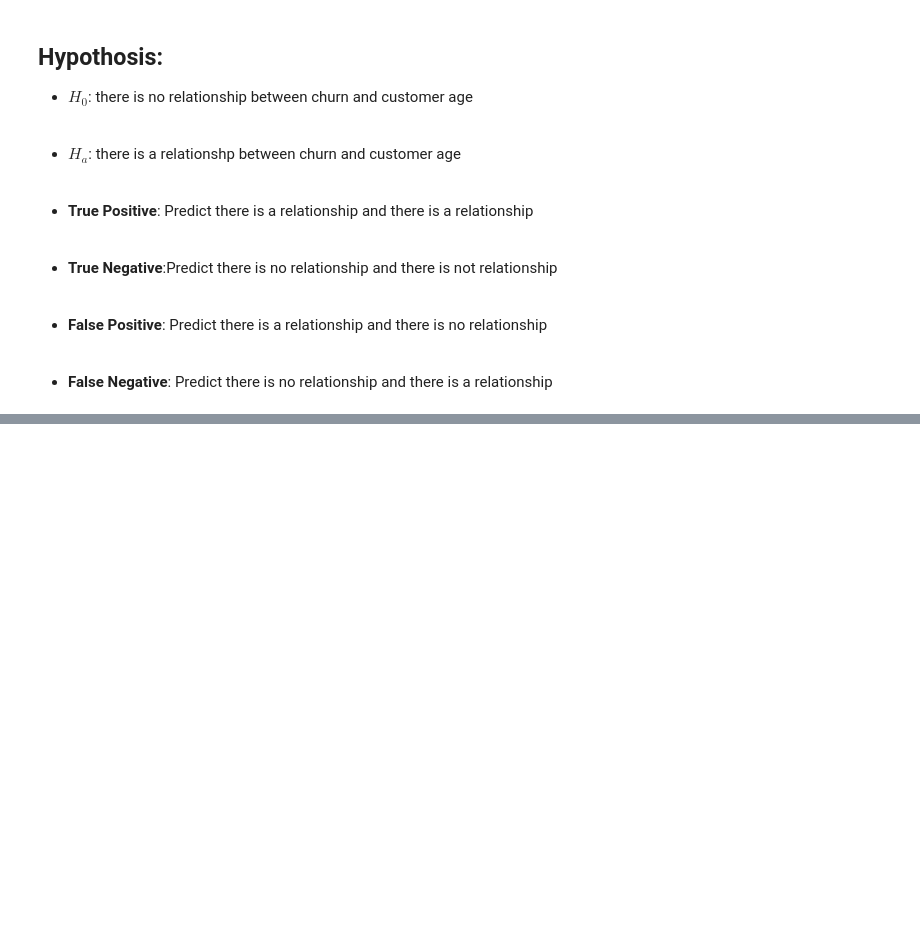
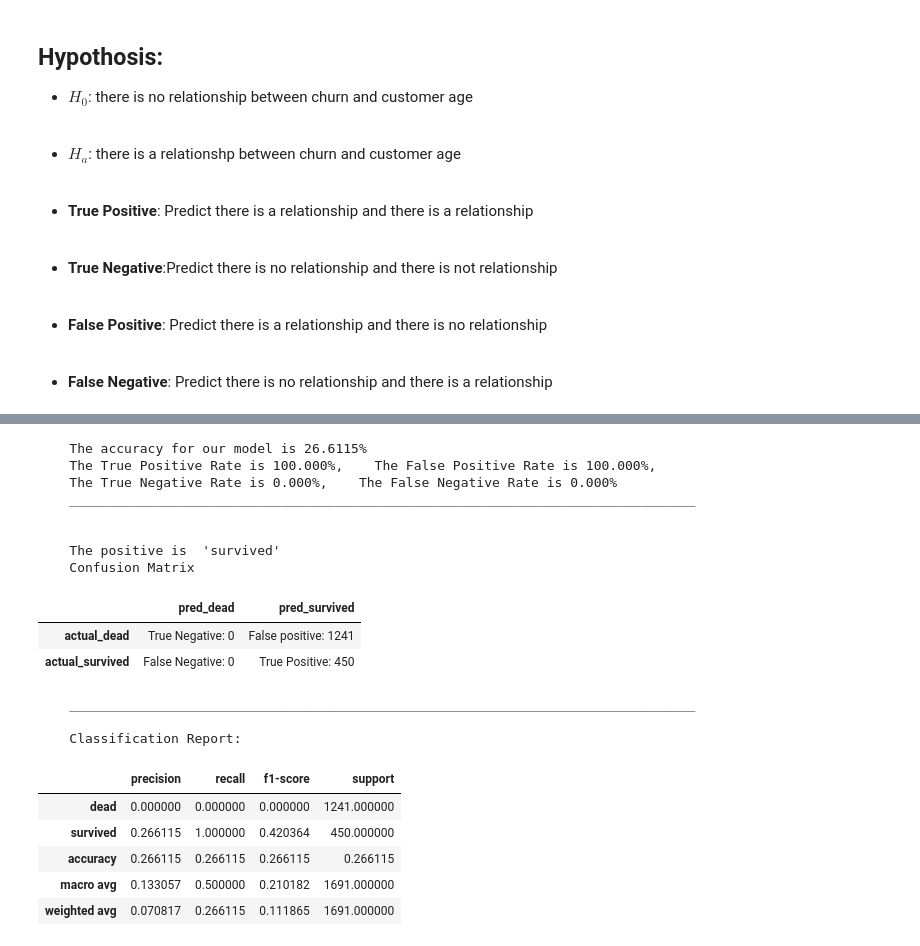
Before and after one commit to natasharivers/Classification_Projec, a Jupyter notebook: Final_Notebook.ipynb, the cells around one changed output, grey strips where cells are left out. Cells and saved outputs as stored; diff of their text form; code cells hidden in the pictures; blank space fills up the shorter version.

```diff
--- a/Final_Notebook.ipynb
+++ b/Final_Notebook.ipynb
@@ -424,0 +466,24 @@ y_test= test[y_col]
+# %%
+import model_func
+model_func.model_performs(X_validate, y_validate, logit)
+# %% [output]
+    The accuracy for our model is 26.6115%
+    The True Positive Rate is 100.000%,    The False Positive Rate is 100.000%,
+    The True Negative Rate is 0.000%,    The False Negative Rate is 0.000%
+    ________________________________________________________________________________
+
+
+    The positive is  'survived'
+    Confusion Matrix
+|  | pred_dead | pred_survived |
+| actual_dead | True Negative: 0 | False positive: 1241 |
+| actual_survived | False Negative: 0 | True Positive: 450 |
+    ________________________________________________________________________________
+
+    Classification Report:
+|  | precision | recall | f1-score | support |
+| dead | 0.000000 | 0.000000 | 0.000000 | 1241.000000 |
+| survived | 0.266115 | 1.000000 | 0.420364 | 450.000000 |
+| accuracy | 0.266115 | 0.266115 | 0.266115 | 0.266115 |
+| macro avg | 0.133057 | 0.500000 | 0.210182 | 1691.000000 |
+| weighted avg | 0.070817 | 0.266115 | 0.111865 | 1691.000000 |
```
Also changed, not shown: parts of 11 cells of this notebook.
